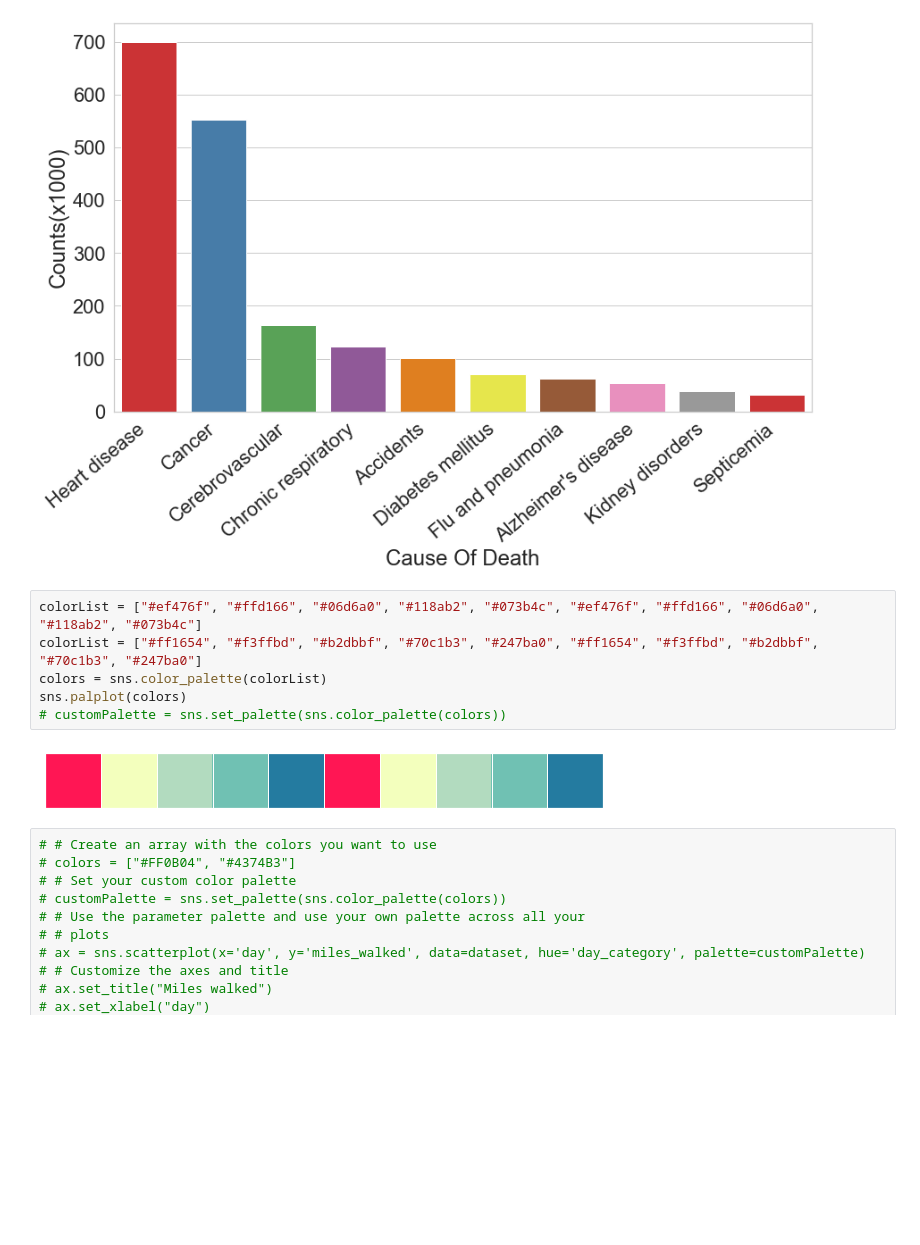
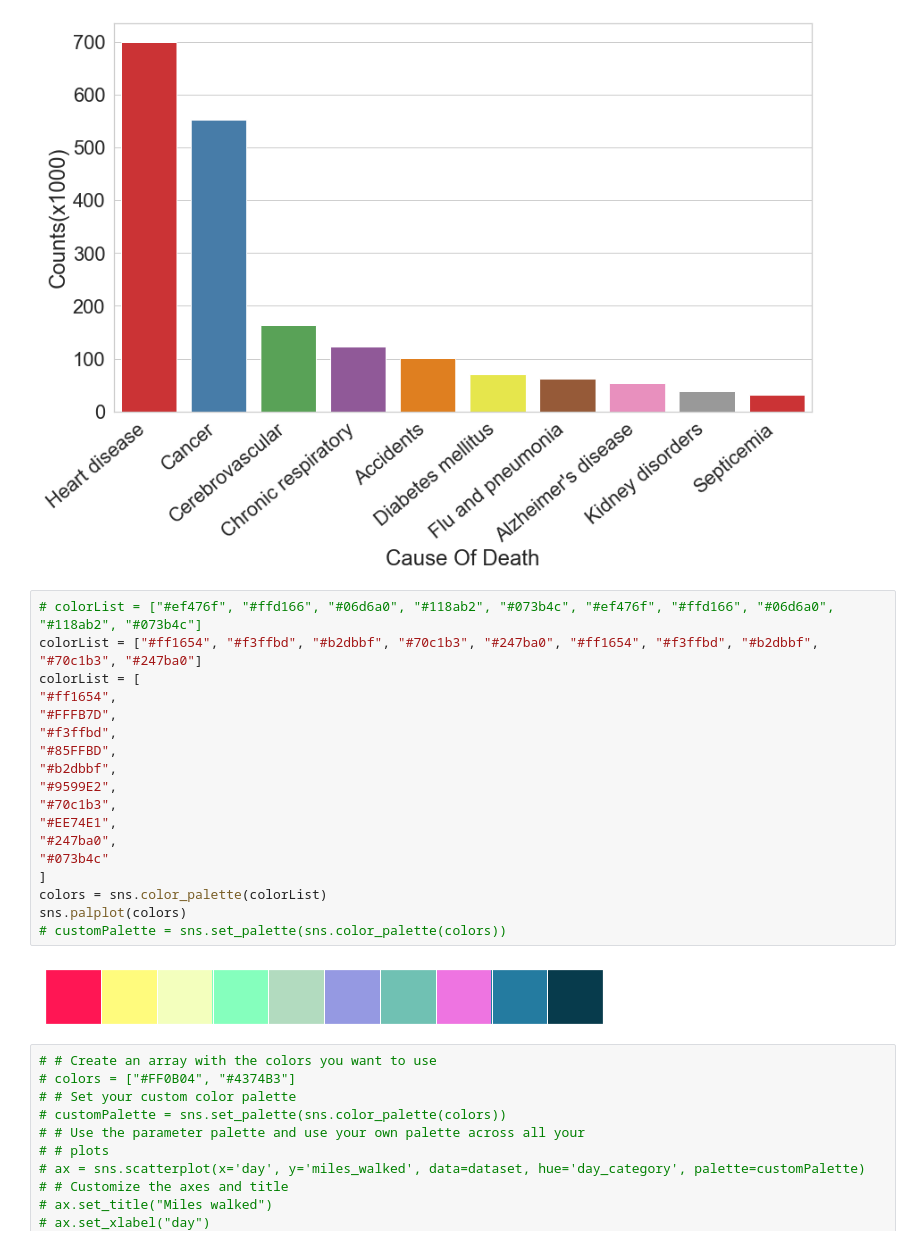
Before and after one commit to skyepodium/kaggle, a Jupyter notebook: lecture/lecture1.ipynb, the cells around one changed output. Drawn from its saved outputs; the diff is of its cells as text; blank space fills up the shorter version.

Commit message:
find colorList

```diff
--- a/lecture/lecture1.ipynb
+++ b/lecture/lecture1.ipynb
@@ -68,13 +68,25 @@ plt.show()
 # %% [output]
 [figure]
 # %%
-colorList = ["#ef476f", "#ffd166", "#06d6a0", "#118ab2", "#073b4c", "#ef476f", "#ffd166", "#06d6a0", "#118ab2", "#073b4c"]
+# colorList = ["#ef476f", "#ffd166", "#06d6a0", "#118ab2", "#073b4c", "#ef476f", "#ffd166", "#06d6a0", "#118ab2", "#073b4c"]
 colorList = ["#ff1654", "#f3ffbd", "#b2dbbf", "#70c1b3", "#247ba0", "#ff1654", "#f3ffbd", "#b2dbbf", "#70c1b3", "#247ba0"]
+colorList = [
+"#ff1654",
+"#FFFB7D",
+"#f3ffbd",
+"#85FFBD",
+"#b2dbbf",
+"#9599E2",
+"#70c1b3",
+"#EE74E1",
+"#247ba0",
+"#073b4c"
+]
 colors = sns.color_palette(colorList)
 sns.palplot(colors)
 # customPalette = sns.set_palette(sns.color_palette(colors))
 # %% [output]
-[figure, old version]
+[figure, new version]
 # %%
 # # Create an array with the colors you want to use
 # colors = ["#FF0B04", "#4374B3"]
```
Also changed, not shown: parts of 1 cell of this notebook.
